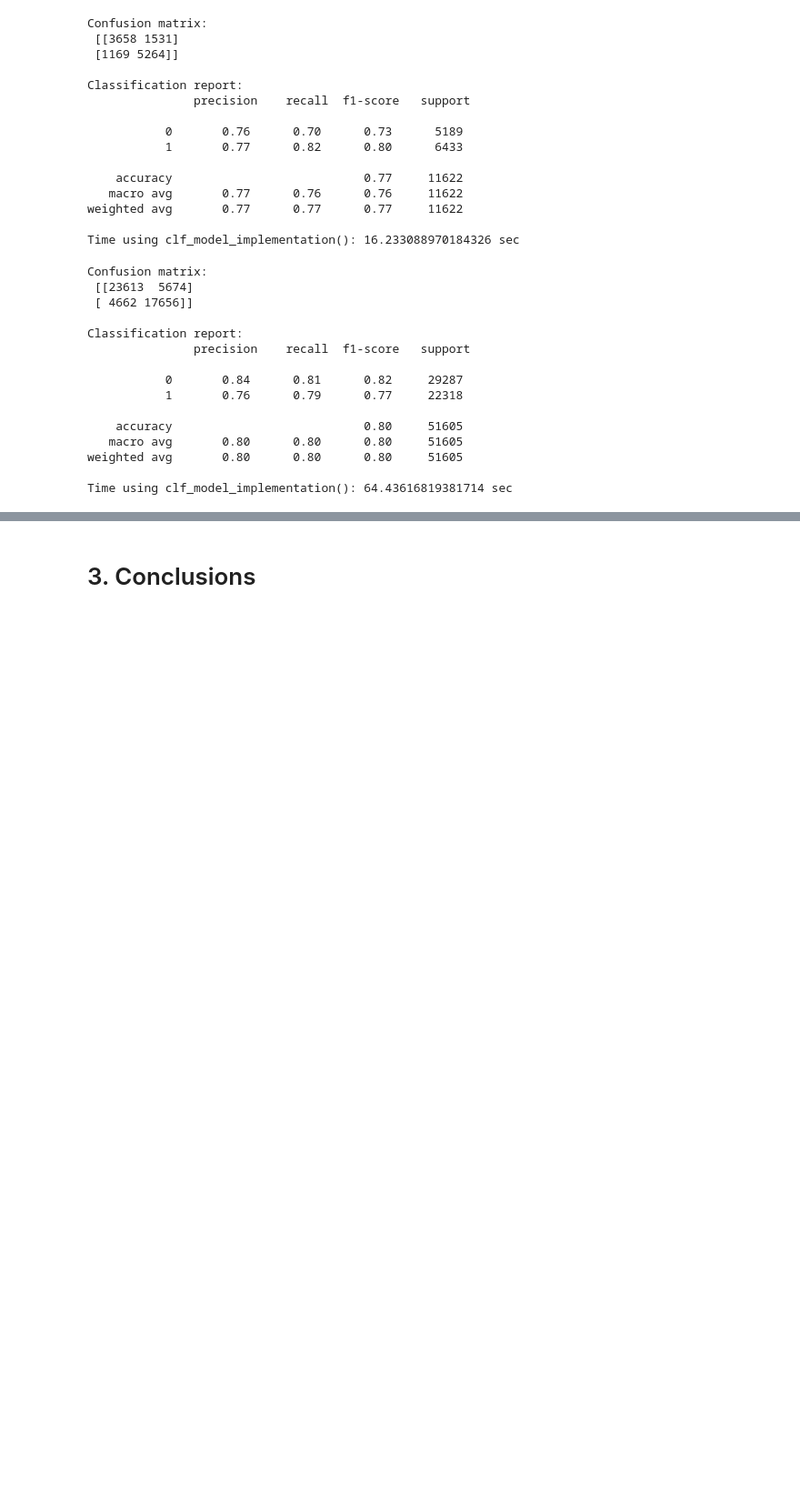
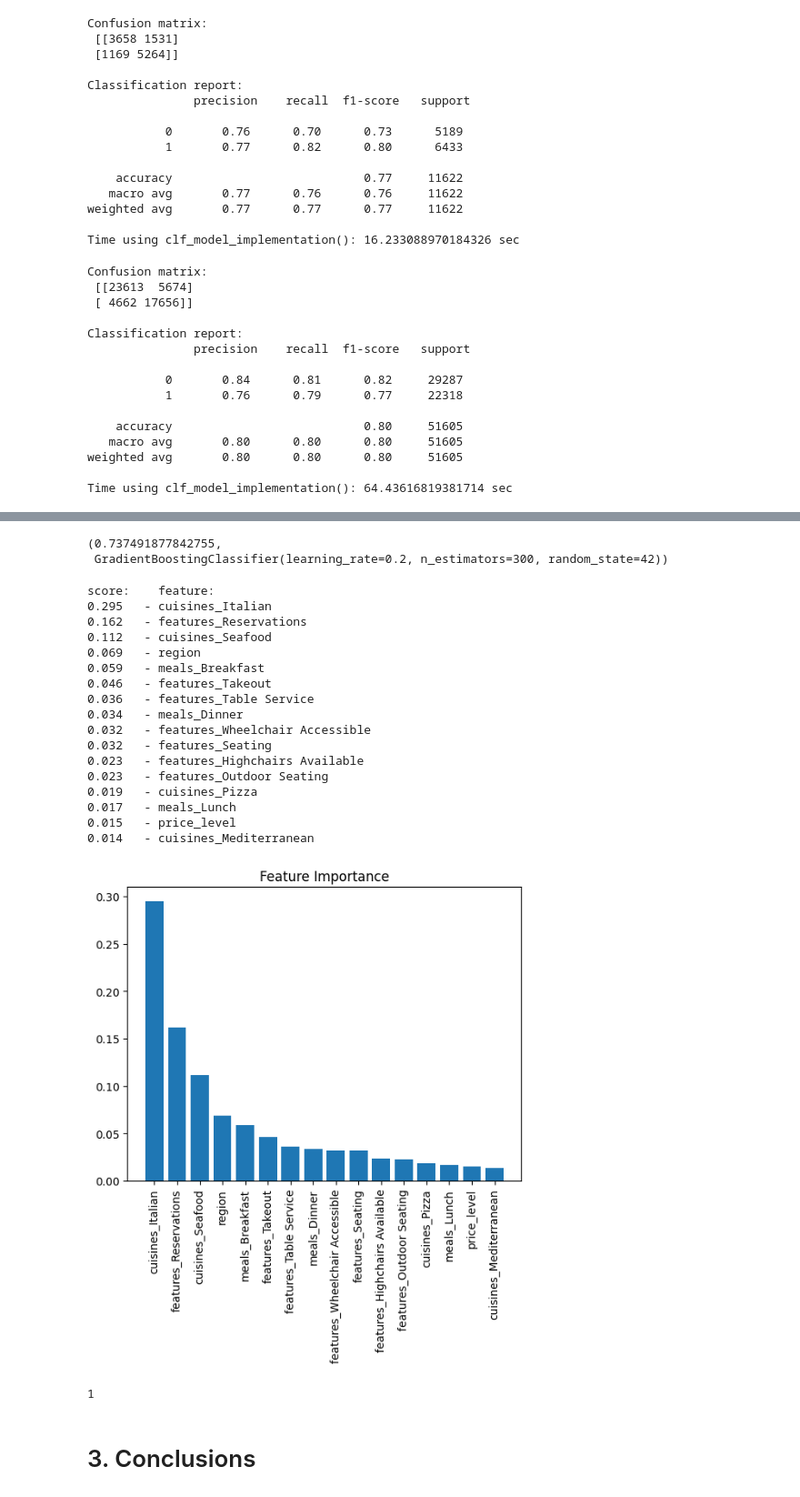
Before and after one commit to am-tropin/restaurant-europe, a Jupyter notebook: restaurant_classification.ipynb, the cells around one changed output, grey strips where cells are left out. Shown: that part at 91% size. Drawn from its saved outputs; the diff is of its cells as text; code cells hidden in the pictures; blank space fills up the shorter version.

```diff
--- a/restaurant_classification.ipynb
+++ b/restaurant_classification.ipynb
@@ -1576,0 +1781,18 @@ Time using clf_model_implementation(): 64.43616819381714 sec
+# %%
+# PIVOT DICTIONARY OF CLASSIFICATION MODELS
+clf_models_dict = {
+#     simple models
+    'logreg': {'status': True, 'model': LogisticRegression, 'grid': logreg_grid},
+    'svm': {'status': True, 'model': LinearSVC, 'grid': svm_grid},
+    'nb': {'status': True, 'model': GaussianNB, 'grid': {}},
+    'knn': {'status': True, 'model': KNeighborsClassifier, 'grid': knn_grid},
+    'tree': {'status': True, 'model': DecisionTreeClassifier, 'grid': tree_grid},
+#     ensemble models (not based on other models)
+    'forest': {'status': True, 'model': RandomForestClassifier, 'grid': forest_grid},
+    'gb': {'status': True, 'model': GradientBoostingClassifier, 'grid': gb_grid},
+    'xgb': {'status': True, 'model': XGBClassifier, 'grid': xgb_grid}
+}
+
+german_clf_dict = run_classification_models(german_df2, 'price_level', [], clf_models_dict)
+# drop_columns = ['special_diets_Gluten Free Options', 'special_diets_Vegan Options']
+german_clf_dict
@@ -1577,3 +1931,30 @@ Time using clf_model_implementation(): 64.43616819381714 sec
+# %%
+find_the_best_model(german_clf_dict)
+# %% [output]
+(0.737491877842755,
+ GradientBoostingClassifier(learning_rate=0.2, n_estimators=300, random_state=42))
+# %%
+show_feature_importances(find_the_best_model(german_clf_dict)[1], X_columns)
+# %% [output]
+score:    feature:
+0.295   - cuisines_Italian
+0.162   - features_Reservations
+0.112   - cuisines_Seafood
+0.069   - region
+0.059   - meals_Breakfast
+0.046   - features_Takeout
+0.036   - features_Table Service
+0.034   - meals_Dinner
+0.032   - features_Wheelchair Accessible
+0.032   - features_Seating
+0.023   - features_Highchairs Available
+0.023   - features_Outdoor Seating
+0.019   - cuisines_Pizza
+0.017   - meals_Lunch
+0.015   - price_level
+0.014   - cuisines_Mediterranean
+[figure, added]
+1
 # %% [markdown]
 <a id="conclusion"></a>
 
```
Also changed, not shown: parts of 60 cells of this notebook.
